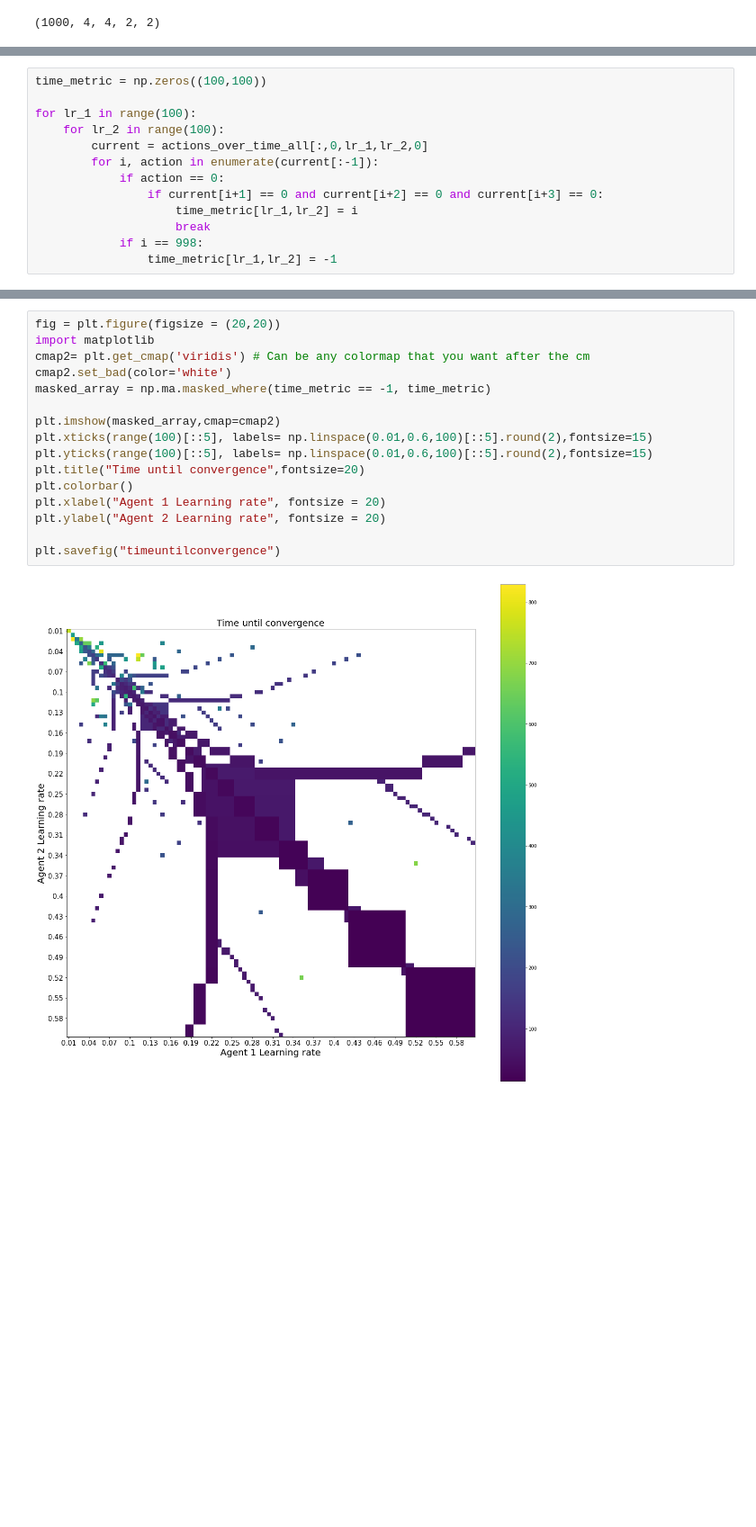
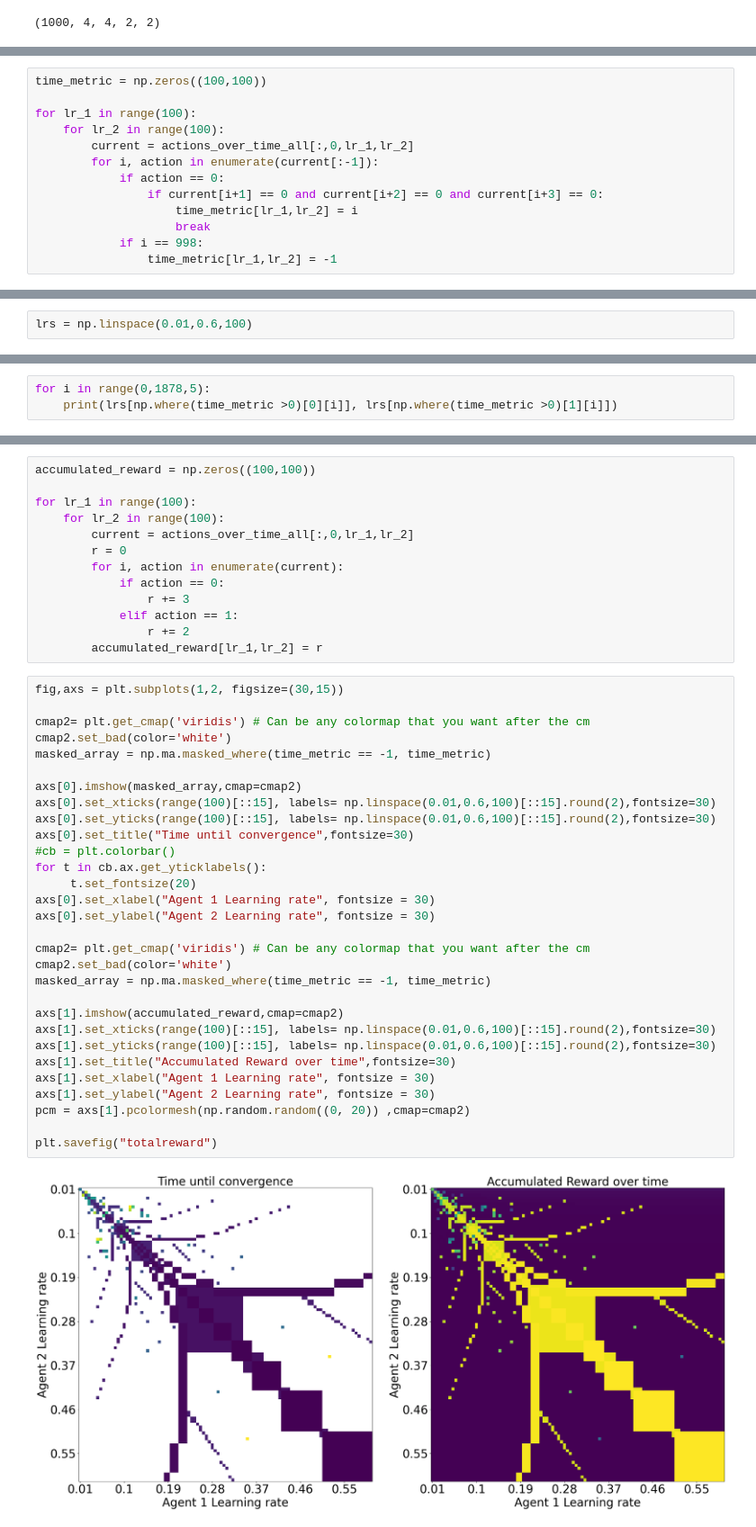
Before and after one commit to daphnedemekas/network-actinf, a Jupyter notebook: prisoners_dilemma/dual_agent_results/results_deterministic.ipynb, the cells around one changed output, grey strips where cells are left out. Shown at 90% size. Saved outputs shown, nothing was run; the diff lists cells and outputs as text; blank space fills up the shorter version.

Commit message:
commit code for plots

```diff
--- a/prisoners_dilemma/dual_agent_results/results_deterministic.ipynb
+++ b/prisoners_dilemma/dual_agent_results/results_deterministic.ipynb
@@ -229,7 +231,7 @@ time_metric = np.zeros((100,100))
 
 for lr_1 in range(100):
     for lr_2 in range(100):
-        current = actions_over_time_all[:,0,lr_1,lr_2,0]
+        current = actions_over_time_all[:,0,lr_1,lr_2]
         for i, action in enumerate(current[:-1]):
             if action == 0:
                 if current[i+1] == 0 and current[i+2] == 0 and current[i+3] == 0:
@@ -248,0 +242,2 @@ array([0.        , 0.01724138, 0.03448276, 0.05172414, 0.06896552,
+# %%
+lrs = np.linspace(0.01,0.6,100)
@@ -248,0 +248,3 @@ array([0.        , 0.01724138, 0.03448276, 0.05172414, 0.06896552,
+# %%
+for i in range(0,1878,5):
+    print(lrs[np.where(time_metric >0)[0][i]], lrs[np.where(time_metric >0)[1][i]])
@@ -249,18 +277,45 @@ array([0.        , 0.01724138, 0.03448276, 0.05172414, 0.06896552,
+# %%
+accumulated_reward = np.zeros((100,100))
+
+for lr_1 in range(100):
+    for lr_2 in range(100):
+        current = actions_over_time_all[:,0,lr_1,lr_2]
+        r = 0
+        for i, action in enumerate(current):
+            if action == 0:
+                r += 3
+            elif action == 1:
+                r += 2
+        accumulated_reward[lr_1,lr_2] = r
 # %%
-fig = plt.figure(figsize = (20,20))
-import matplotlib
+fig,axs = plt.subplots(1,2, figsize=(30,15))
+
 cmap2= plt.get_cmap('viridis') # Can be any colormap that you want after the cm
 cmap2.set_bad(color='white')
 masked_array = np.ma.masked_where(time_metric == -1, time_metric)
 
-plt.imshow(masked_array,cmap=cmap2)
-plt.xticks(range(100)[::5], labels= np.linspace(0.01,0.6,100)[::5].round(2),fontsize=15)
-plt.yticks(range(100)[::5], labels= np.linspace(0.01,0.6,100)[::5].round(2),fontsize=15)
-plt.title("Time until convergence",fontsize=20)
-plt.colorbar()
-plt.xlabel("Agent 1 Learning rate", fontsize = 20)
-plt.ylabel("Agent 2 Learning rate", fontsize = 20)
+axs[0].imshow(masked_array,cmap=cmap2)
+axs[0].set_xticks(range(100)[::15], labels= np.linspace(0.01,0.6,100)[::15].round(2),fontsize=30)
+axs[0].set_yticks(range(100)[::15], labels= np.linspace(0.01,0.6,100)[::15].round(2),fontsize=30)
+axs[0].set_title("Time until convergence",fontsize=30)
+#cb = plt.colorbar()
+for t in cb.ax.get_yticklabels():
+     t.set_fontsize(20)
+axs[0].set_xlabel("Agent 1 Learning rate", fontsize = 30)
+axs[0].set_ylabel("Agent 2 Learning rate", fontsize = 30)
 
-plt.savefig("timeuntilconvergence")
+cmap2= plt.get_cmap('viridis') # Can be any colormap that you want after the cm
+cmap2.set_bad(color='white')
+masked_array = np.ma.masked_where(time_metric == -1, time_metric)
+
+axs[1].imshow(accumulated_reward,cmap=cmap2)
+axs[1].set_xticks(range(100)[::15], labels= np.linspace(0.01,0.6,100)[::15].round(2),fontsize=30)
+axs[1].set_yticks(range(100)[::15], labels= np.linspace(0.01,0.6,100)[::15].round(2),fontsize=30)
+axs[1].set_title("Accumulated Reward over time",fontsize=30)
+axs[1].set_xlabel("Agent 1 Learning rate", fontsize = 30)
+axs[1].set_ylabel("Agent 2 Learning rate", fontsize = 30)
+pcm = axs[1].pcolormesh(np.random.random((0, 20)) ,cmap=cmap2)
+
+plt.savefig("totalreward")
 # %% [output]
-[figure, old version]
+[figure, new version]
```
Also changed, not shown: parts of 11 cells of this notebook, 10 other files.
